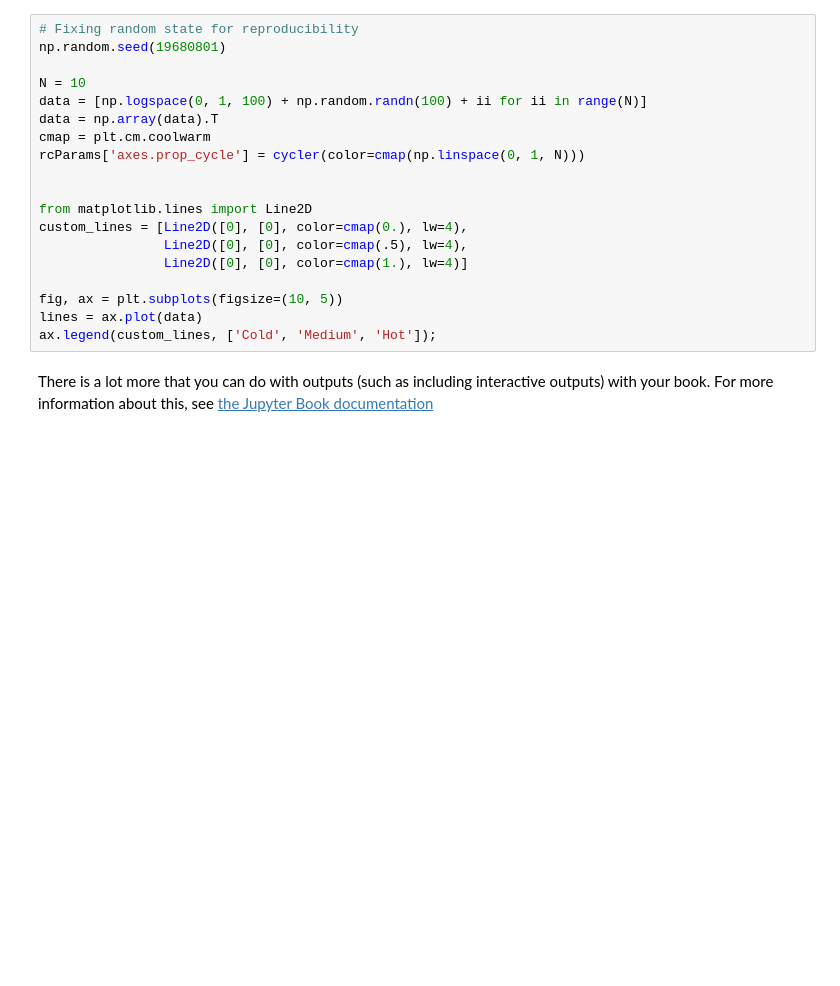
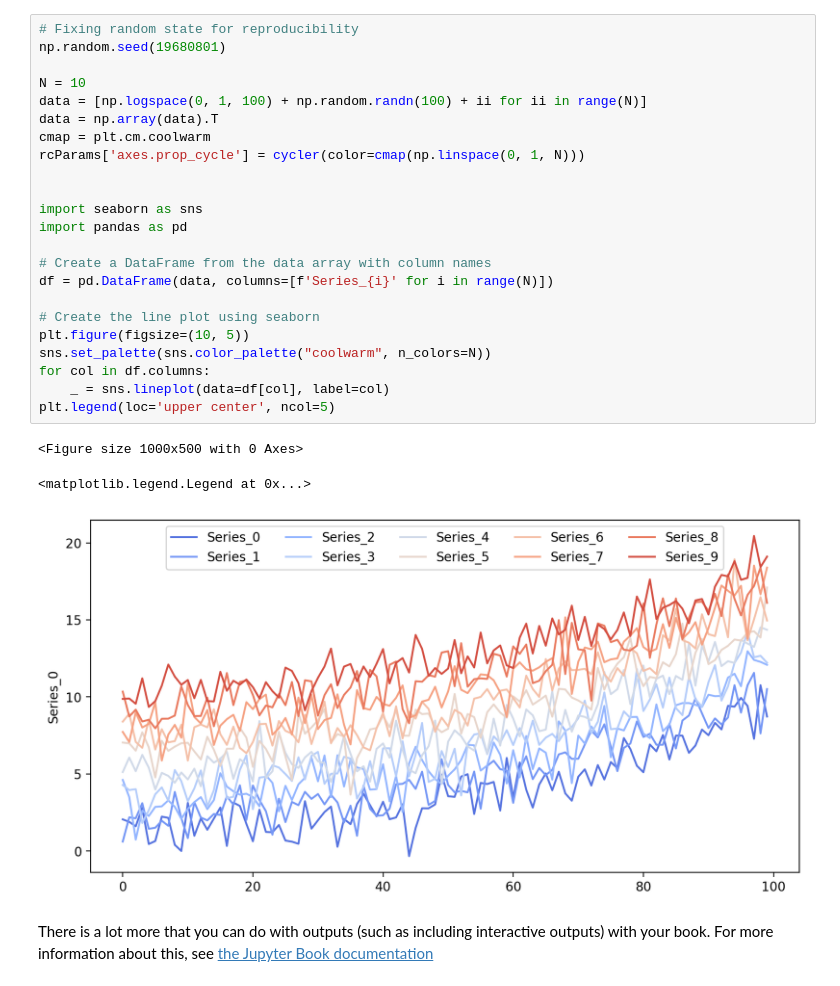
Before and after one commit to psyc201b/PSYC-201B, a Jupyter notebook: notebooks.ipynb, the cells around one changed output. Cells and saved outputs as stored; diff of their text form; blank space fills up the shorter version.

```diff
--- a/notebooks.ipynb
+++ b/notebooks.ipynb
@@ -45,22 +47,30 @@ plt.ion()
 # %%
 # Fixing random state for reproducibility
 np.random.seed(19680801)
 
 N = 10
 data = [np.logspace(0, 1, 100) + np.random.randn(100) + ii for ii in range(N)]
 data = np.array(data).T
 cmap = plt.cm.coolwarm
 rcParams['axes.prop_cycle'] = cycler(color=cmap(np.linspace(0, 1, N)))
 
 
-from matplotlib.lines import Line2D
-custom_lines = [Line2D([0], [0], color=cmap(0.), lw=4),
-                Line2D([0], [0], color=cmap(.5), lw=4),
-                Line2D([0], [0], color=cmap(1.), lw=4)]
+import seaborn as sns
+import pandas as pd
 
-fig, ax = plt.subplots(figsize=(10, 5))
-lines = ax.plot(data)
-ax.legend(custom_lines, ['Cold', 'Medium', 'Hot']);
+# Create a DataFrame from the data array with column names
+df = pd.DataFrame(data, columns=[f'Series_{i}' for i in range(N)])
+
+# Create the line plot using seaborn
+plt.figure(figsize=(10, 5))
+sns.set_palette(sns.color_palette("coolwarm", n_colors=N))
+for col in df.columns:
+    _ = sns.lineplot(data=df[col], label=col)
+plt.legend(loc='upper center', ncol=5)
+# %% [output]
+<Figure size 1000x500 with 0 Axes>
+<matplotlib.legend.Legend at 0x...>
+[figure, added]
 # %% [markdown]
 There is a lot more that you can do with outputs (such as including interactive outputs)
 with your book. For more information about this, see [the Jupyter Book documentation](https://jupyterbook.org)
```
Also changed, not shown: parts of 1 cell of this notebook, 4 other files.
